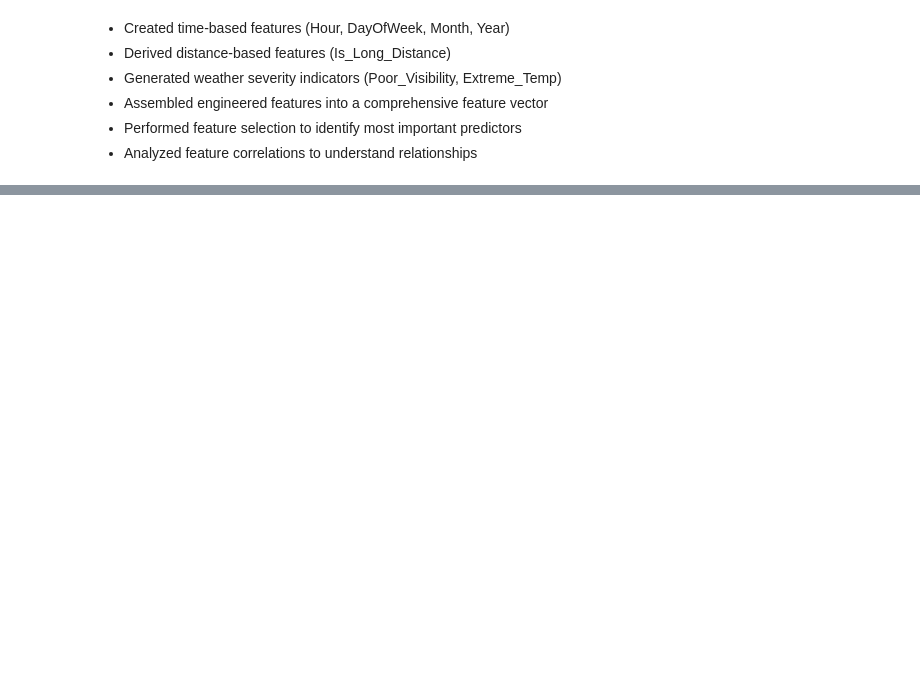
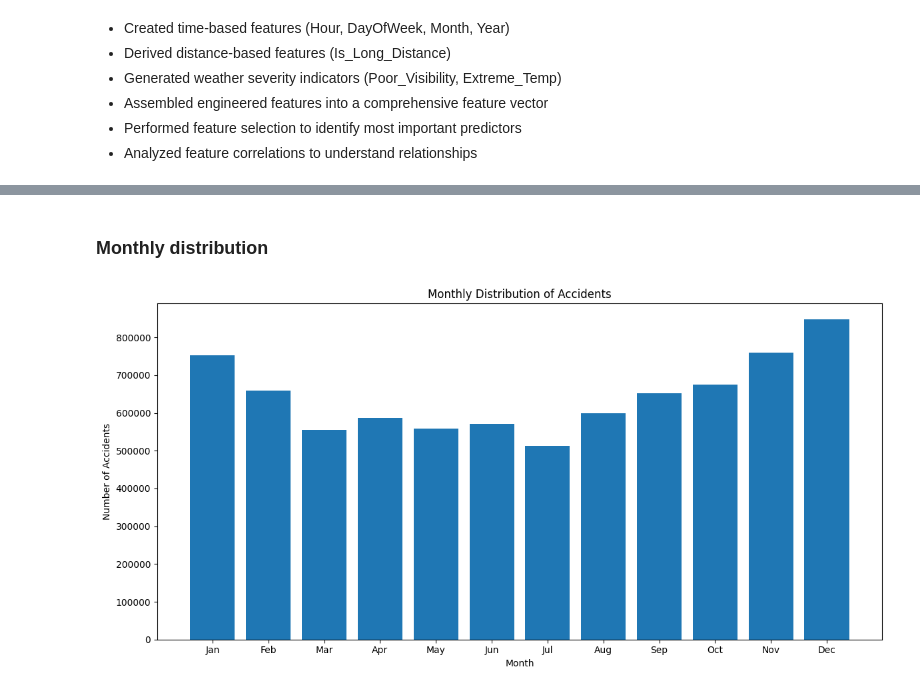
Before and after one commit to asif-mursalin/Research-on-US-accidents, a Jupyter notebook: Asif.ipynb, the cells around one changed output, grey strips where cells are left out. Cells and saved outputs as stored; diff of their text form; code cells hidden in the pictures; blank space fills up the shorter version.

```diff
--- a/Asif.ipynb
+++ b/Asif.ipynb
@@ -376,0 +465,19 @@ only showing top 5 rows
+# %% [markdown]
+### Monthly distribution
+# %%
+month_mapping = {1: "Jan", 2: "Feb", 3: "Mar", 4: "Apr", 5: "May", 6: "Jun",
+                 7: "Jul", 8: "Aug", 9: "Sep", 10: "Oct", 11: "Nov", 12: "Dec"}
+
+month_counts = df_fe.groupBy("Month").count().orderBy("Month")
+month_pd = month_counts.toPandas()
+month_pd["MonthName"] = month_pd["Month"].map(month_mapping)
+
+plt.figure(figsize=(12, 6))
+plt.bar(month_pd["MonthName"], month_pd["count"])
+plt.title("Monthly Distribution of Accidents")
+plt.xlabel("Month")
+plt.ylabel("Number of Accidents")
+plt.tight_layout()
+plt.show()
+# %% [output]
+[figure, added]
```
Also changed, not shown: parts of 38 cells of this notebook, 1 other file.
